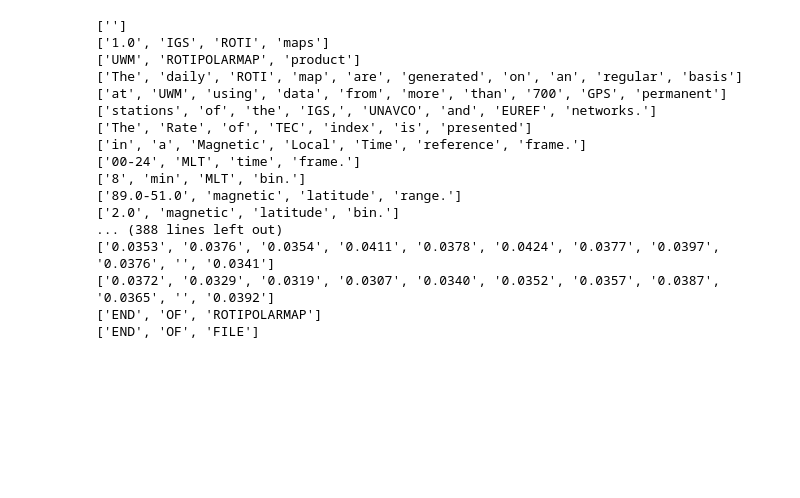
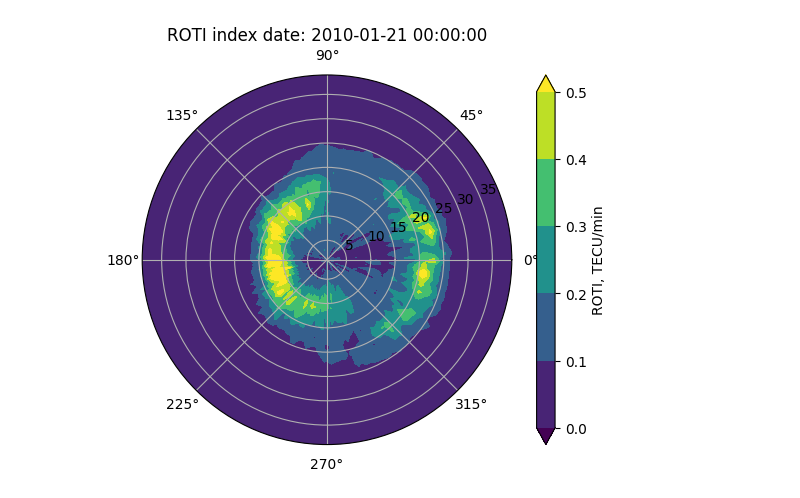
Before and after one commit to NasonovIvan/ROTI-map-prediction, a Jupyter notebook: src/roti.ipynb, the cells around one changed output. Saved outputs shown, nothing was run; the diff lists cells and outputs as text; code cells hidden in the pictures; blank space fills up the shorter version.

```diff
--- a/src/roti.ipynb
+++ b/src/roti.ipynb
@@ -63,29 +30,42 @@ def read_roti(filename):
                 rows.append(row.ravel())
             line = f.readline()
         return date, np.array(lats), np.array(rows)
+
+def plot_data1(date, lons, lats, map):
+    lons, lats = np.meshgrid(lons, lats)
+
+    # print(lons, lats, map)
+
+    fig1 = plt.figure()
+    ax = fig1.add_subplot(111, projection='polar')
+    levels = np.arange(0, 0.6, 0.1)
+    cc = ax.contourf(np.deg2rad(lons), 90. - lats, map, levels=levels, extend='both')
+
+    plt.title("ROTI index date: " + str(date))
+
+    plt.colorbar(cc, ax=ax, label="ROTI, TECU/min")
+
+    mlt = np.linspace(0, 24, 49)
+
+    plt.show()
-# %%
-with open('../data/roti/2010-2020/roti0010.10f', 'r') as f:
-    reader = csv.reader(f, delimiter=' ')
-    for row in reader:
-        for item in row:
-            if item == '':
-                row.remove(item)
-        print(row)
-# %% [output]
-['']
-['1.0', 'IGS', 'ROTI', 'maps']
-['UWM', 'ROTIPOLARMAP', 'product']
-['The', 'daily', 'ROTI', 'map', 'are', 'generated', 'on', 'an', 'regular', 'basis']
-['at', 'UWM', 'using', 'data', 'from', 'more', 'than', '700', 'GPS', 'permanent']
-['stations', 'of', 'the', 'IGS,', 'UNAVCO', 'and', 'EUREF', 'networks.']
-['The', 'Rate', 'of', 'TEC', 'index', 'is', 'presented']
-['in', 'a', 'Magnetic', 'Local', 'Time', 'reference', 'frame.']
-['00-24', 'MLT', 'time', 'frame.']
-['8', 'min', 'MLT', 'bin.']
-['89.0-51.0', 'magnetic', 'latitude', 'range.']
-['2.0', 'magnetic', 'latitude', 'bin.']
-... (388 lines left out)
-['0.0353', '0.0376', '0.0354', '0.0411', '0.0378', '0.0424', '0.0377', '0.0397', '0.0376', '', '0.0341']
-['0.0372', '0.0329', '0.0319', '0.0307', '0.0340', '0.0352', '0.0357', '0.0387', '0.0365', '', '0.0392']
-['END', 'OF', 'ROTIPOLARMAP']
-['END', 'OF', 'FILE']
+# %%
+doy = ["021"]
+all_maps = []
+
+for day in doy:
+    filename = '../data/roti/2010-2020/roti' + day + '0.10f'
+
+    lats = []
+    rows = []
+
+    date, lats, map = read_roti(filename)
+
+    all_maps.append(map)
+    all_map = np.mean(all_maps, axis=0)
+    # print("all_map:\n", all_map.shape[1])
+    lons = np.linspace(1, 361, all_map.shape[1])
+    # lons = np.linspace(1, 361, 180)
+    # print("lons:\n", lons)
+    plot_data1(date, lons, lats, map)
+# %% [output]
+[figure, added]
```
Also changed, not shown: parts of 2 cells of this notebook, 4 other files.
